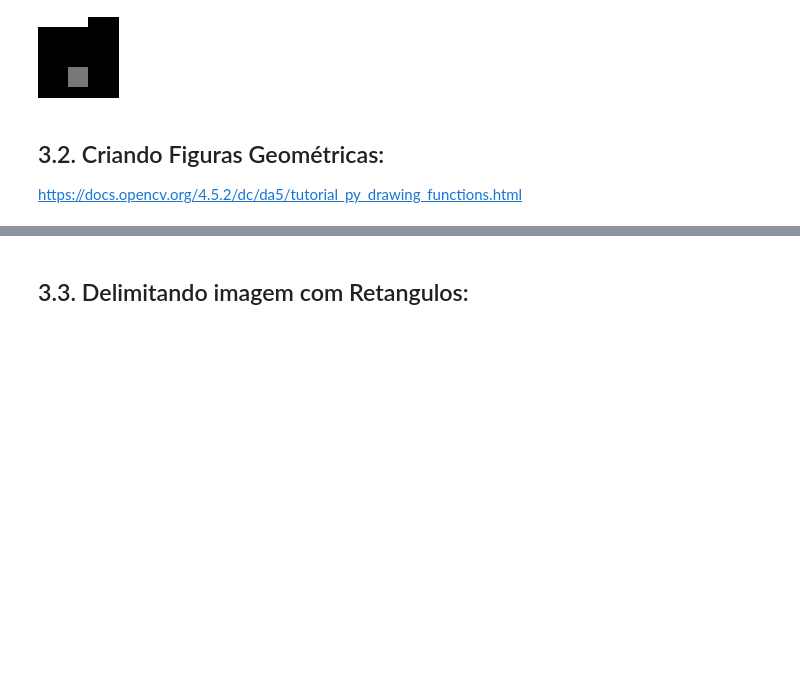
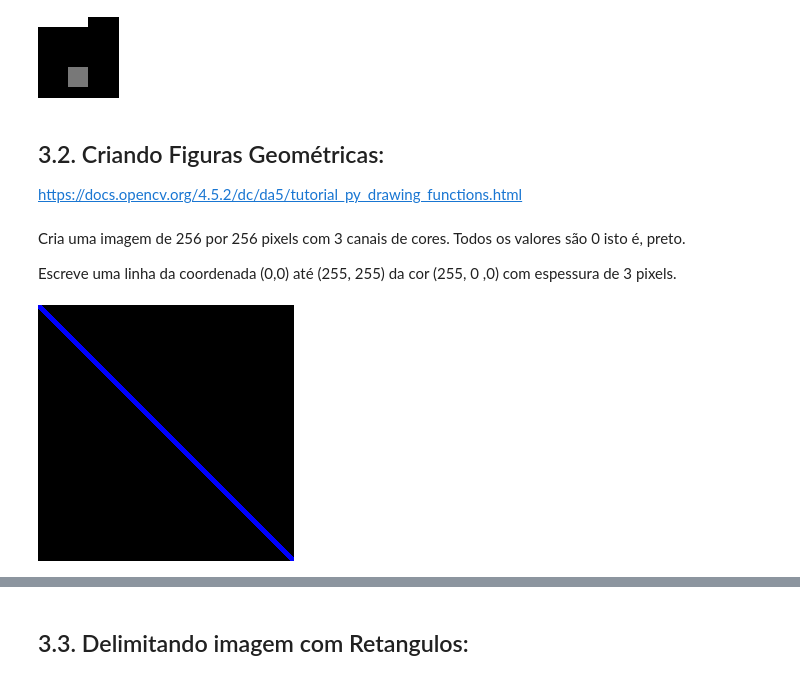
Before and after one commit to GabrielTrentino/Bootcamps-Masterclass, a Jupyter notebook: 02 - Masterclass/02.1 - SIGMOIDAL - Visão Computacional/Manipulações_Básicas_com_Open_CV.ipynb, the cells around one changed output, grey strips where cells are left out. Saved outputs shown, nothing was run; the diff lists cells and outputs as text; code cells hidden in the pictures; blank space fills up the shorter version.

```diff
--- a/02 - Masterclass/02.1 - SIGMOIDAL - Visão Computacional/Manipulações_Básicas_com_Open_CV.ipynb
+++ b/02 - Masterclass/02.1 - SIGMOIDAL - Visão Computacional/Manipulações_Básicas_com_Open_CV.ipynb
@@ -247,3 +247,16 @@ cv2_imshow(caixa)
 ## 3.2. Criando Figuras Geométricas:
 
 https://docs.opencv.org/4.5.2/dc/da5/tutorial_py_drawing_functions.html
+# %% [markdown]
+Cria uma imagem de 256 por 256 pixels com 3 canais de cores. Todos os valores são 0 isto é, preto.
+
+Escreve uma linha da coordenada (0,0) até (255, 255) da cor (255, 0 ,0) com espessura de 3 pixels.
+# %%
+#
+img = np.zeros((256,256,3), np.uint8)
+
+#
+cv2.line(img,(0,0),(255,255),(255,0,0),3)
+cv2_imshow(img)
+# %% [output]
+[figure, added]
```
Also changed, not shown: parts of 8 cells of this notebook.
